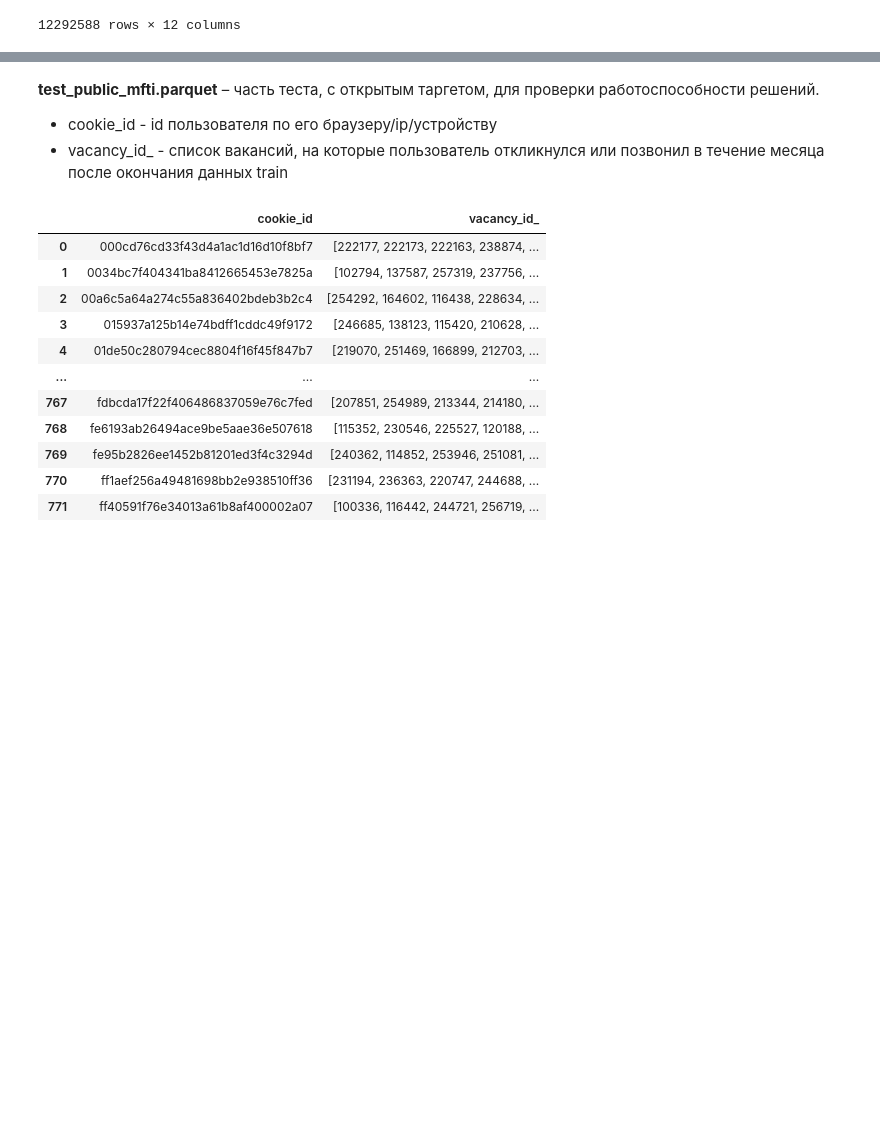
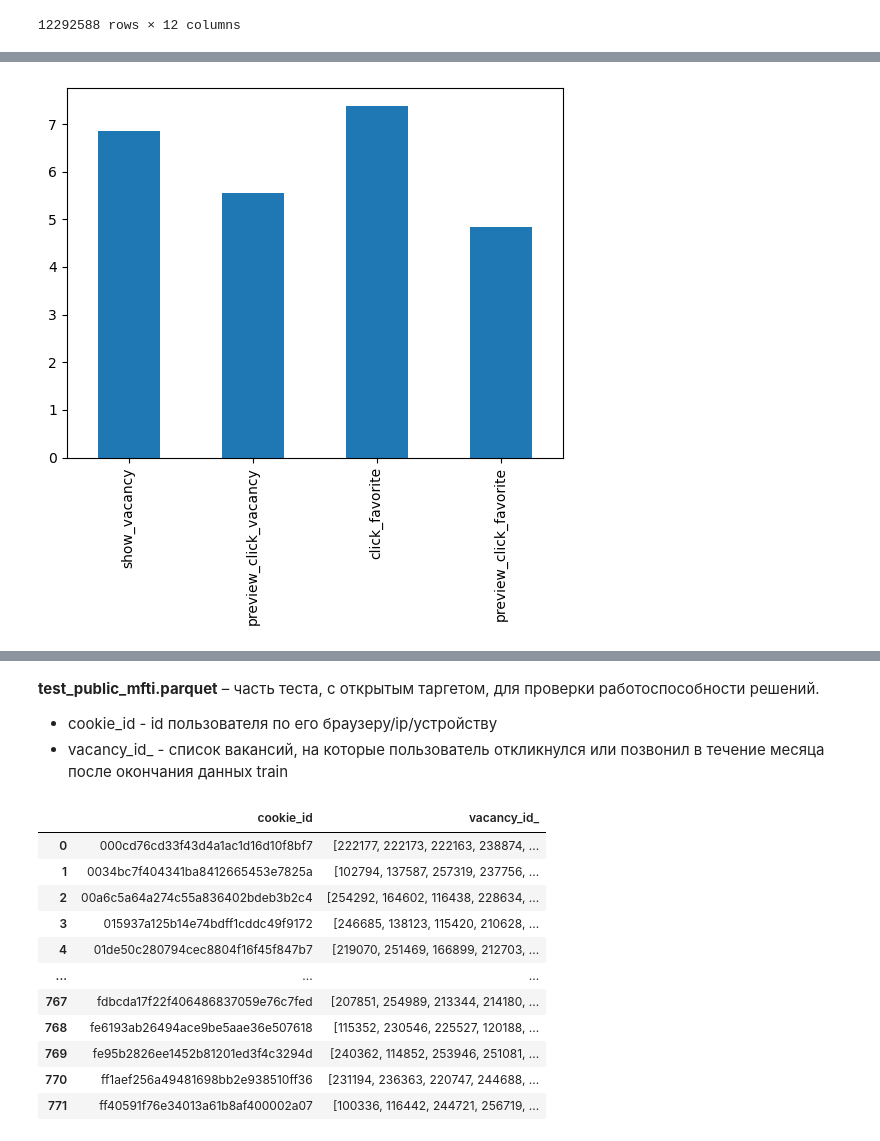
Before and after one commit to YurezSml/Hakaton2022, a Jupyter notebook: DataAnalysis.ipynb, the cells around one changed output, grey strips where cells are left out. Saved outputs shown, nothing was run; the diff lists cells and outputs as text; code cells hidden in the pictures; blank space fills up the shorter version.

Commit message:
Add files via upload
version with action_time analysis

```diff
--- a/DataAnalysis.ipynb
+++ b/DataAnalysis.ipynb
@@ -89,0 +67,10 @@ for i, row in df_test.iterrows():
+# %%
+res_dict = {}
+for nonrel_vac in nonrel_vac_list:
+    current_vac_dict = {}
+    current_vac_dict['counter'] = df[nonrel_vac].sum()
+    current_vac_dict['sum'] = len(df[df['event_type']==nonrel_vac])
+    current_vac_dict['perc'] = df[nonrel_vac].sum() / len(df[df['event_type']==nonrel_vac]) * 100.0
+    res_dict[nonrel_vac] = current_vac_dict
+action_analysis_df = pd.DataFrame.from_dict(res_dict, orient='index')
+action_analysis_df
@@ -89,0 +83,4 @@ for i, row in df_test.iterrows():
+# %%
+action_analysis_df['perc'].plot.bar();
+# %% [output]
+[figure, added]
```
Also changed, not shown: parts of 5 cells of this notebook.
